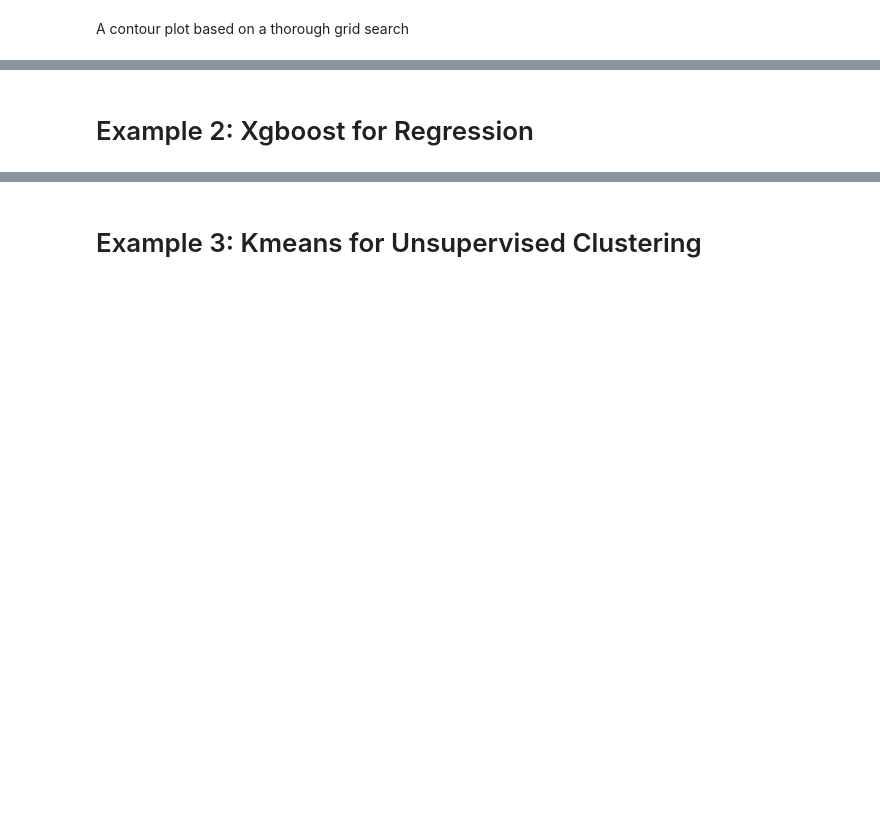
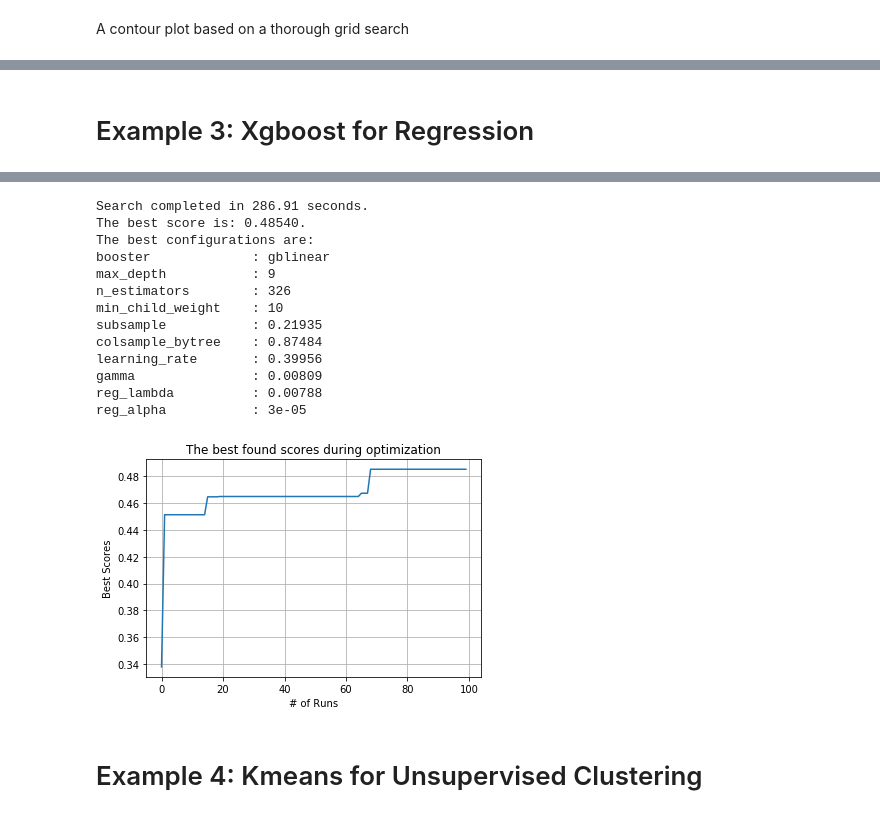
Before and after one commit to ZebinYang/SeqUD, a Jupyter notebook: examples/demo_SMAC.ipynb, the cells around one changed output, grey strips where cells are left out. Drawn from its saved outputs; the diff is of its cells as text; code cells hidden in the pictures; blank space fills up the shorter version.

```diff
--- a/examples/demo_SMAC.ipynb
+++ b/examples/demo_SMAC.ipynb
@@ -57,5 +90,5 @@ plt.show()
 # %% [markdown]
-# Example 2: Xgboost for Regression
+# Example 3: Xgboost for Regression
 # %%
 import numpy as np
 import xgboost as xgb
@@ -63,7 +96,7 @@ from sklearn import datasets
 from sklearn.model_selection import KFold
 from sklearn.preprocessing import MinMaxScaler
 from sklearn.metrics import make_scorer, mean_squared_error
-from seqmm.pybayopt import SMACSklearn
+from seqmm import SMACOPT
 
 dt = datasets.load_diabetes()
 sx = MinMaxScaler()
@@ -86,6 +119,7 @@ estimator = xgb.XGBRegressor()
 score_metric = make_scorer(mean_squared_error, False)
 cv = KFold(n_splits=5, random_state=0, shuffle=True)
 
-clf = SMACSklearn(estimator, cv, ParaSpace, max_runs = 100, refit = True, scoring = score_metric, verbose = True)
+clf = SMACOPT(ParaSpace, max_runs = 100, estimator = estimator, cv = cv, refit = True, verbose = True)
 clf.fit(x, y)
 clf.plot_scores()
+# %% [output]
@@ -92,5 +127,19 @@ clf.plot_scores()
+Search completed in 286.91 seconds.
+The best score is: 0.48540.
+The best configurations are:
+booster             : gblinear
+max_depth           : 9
+n_estimators        : 326
+min_child_weight    : 10
+subsample           : 0.21935
+colsample_bytree    : 0.87484
+learning_rate       : 0.39956
+gamma               : 0.00809
+reg_lambda          : 0.00788
+reg_alpha           : 3e-05
+[figure, added]
 # %% [markdown]
- # Example 3: Kmeans for Unsupervised Clustering
+ # Example 4: Kmeans for Unsupervised Clustering
 # %%
 import numpy as np
 from sklearn import datasets
```
Also changed, not shown: parts of 8 cells of this notebook, 19 other files.
